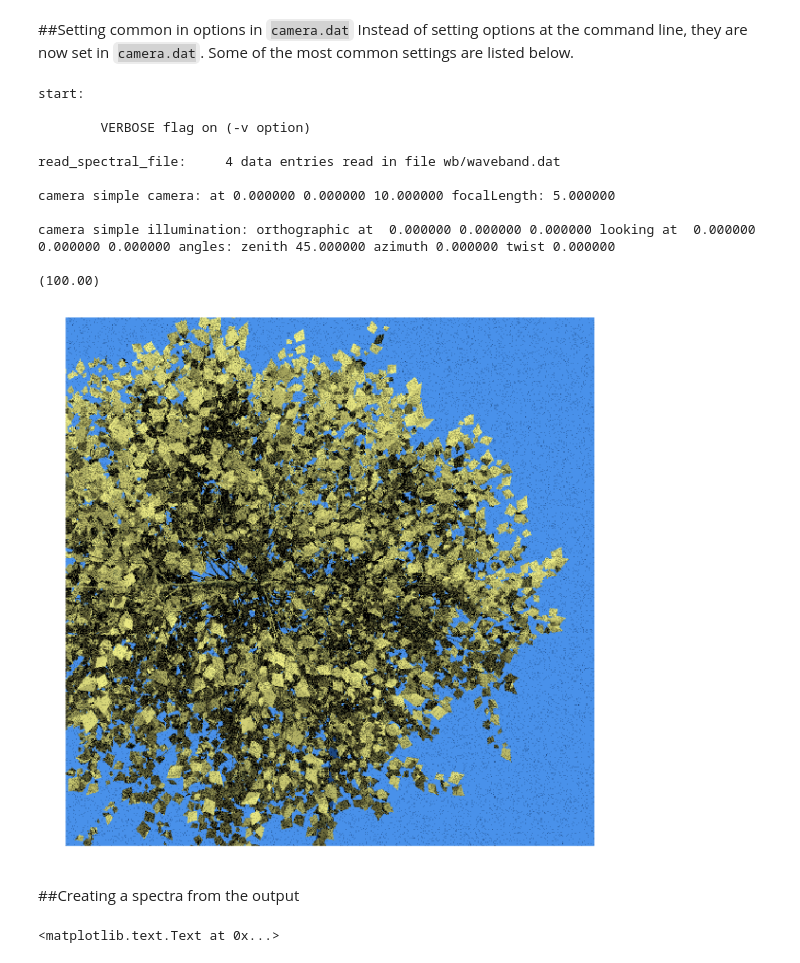
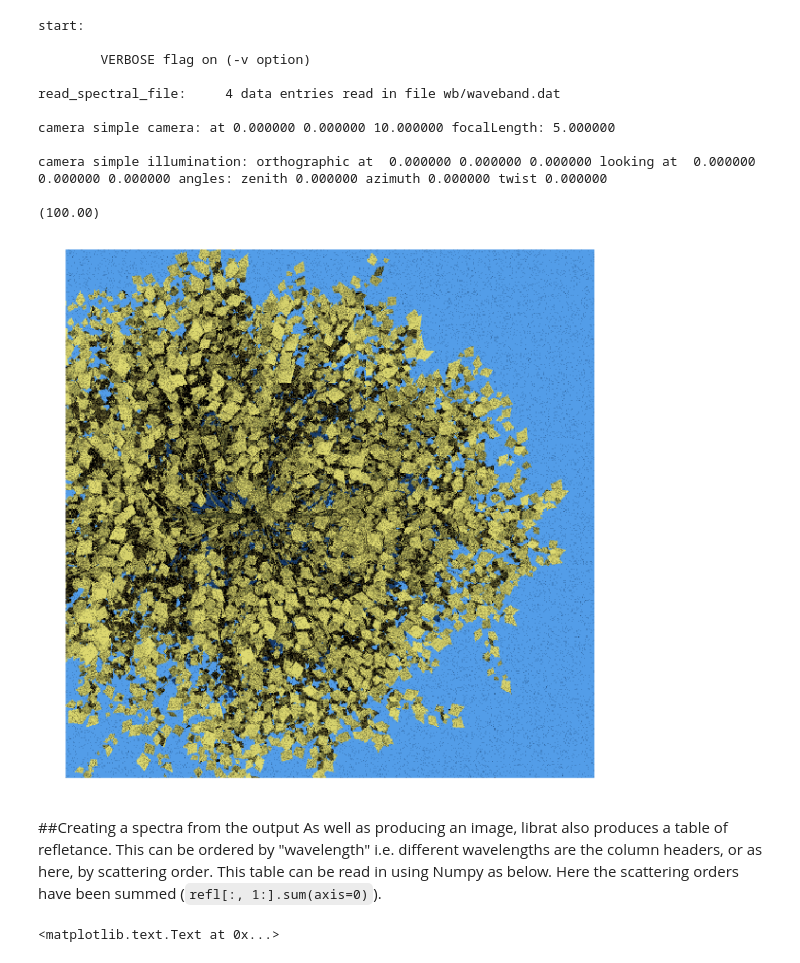
Before and after one commit to philwilkes/librat_in_jupyter, a Jupyter notebook: 3.1_RGB_image_of_a_tree.ipynb, the cells around one changed output. Drawn from its saved outputs; the diff is of its cells as text; code cells hidden in the pictures.

```diff
--- a/3.1_RGB_image_of_a_tree.ipynb
+++ b/3.1_RGB_image_of_a_tree.ipynb
@@ -33,32 +33,33 @@ This pipes to <font color=brown>start</font> running in verbose (-v) mode, <font
 
 <code>birch_tree.obj</code> points at the <code><span style="background-color:lightgrey">birch_tree.obj</span></code>
-# %% [markdown]
-##Setting common in options in <code><span style="background-color:lightgrey">camera.dat</span></code>
-Instead of setting options at the command line, they are now set in <code><span style="background-color:lightgrey">camera.dat</span></code>.  Some of the most common settings are listed below.
 # %%
 # all .obj and .dat are in specific folders e.g. camera.dat
 # is in the camera directory
-cmd = 'echo 14 camera/camera.dat light/light.dat | \
+cmd = 'echo 14 camera/simple.camera light/simple.light | \
        start -v -RATm 5 -RATsensor_wavebands wb/waveband.dat obj/birch_tree_scene.obj'
 error = run_start(cmd)
 
 if not error:
-    # if producing an RGB image use the 'stretch' arg otherwise
-    # image is dark
+    # as stipulated in camera/simple.camera the output image is
+    # saved to output/birch.op.hips
+    #
+    # When using hips2img to produce an RGB image, use the 'stretch'
+    # arg otherwise image is dark
     hips2img('output/birch.op.hips', stretch=True)
 # %% [output]
 start:
 
         VERBOSE flag on (-v option)
 
 read_spectral_file:     4 data entries read in file wb/waveband.dat
 
 camera simple camera: at 0.000000 0.000000 10.000000 focalLength: 5.000000
 
-camera simple illumination: orthographic at  0.000000 0.000000 0.000000 looking at  0.000000 0.000000 0.000000 angles: zenith 45.000000 azimuth 0.000000 twist 0.000000
+camera simple illumination: orthographic at  0.000000 0.000000 0.000000 looking at  0.000000 0.000000 0.000000 angles: zenith 0.000000 azimuth 0.000000 twist 0.000000
 
 (100.00)
-[figure, old version]
+[figure, new version]
-# %% [markdown]
-##Creating a spectra from the output
+# %% [markdown]
+##Creating a spectra from the output
+As well as producing an image, librat also produces a table of refletance.  This can be ordered by "wavelength" i.e. different wavelengths are the column headers, or as here, by scattering order.  This table can be read in using Numpy as below. Here the scattering orders have been summed (<code>refl[:, 1:].sum(axis=0)</code>).
 # %%
```
Also changed, not shown: parts of 2 cells of this notebook, 5 other files.
